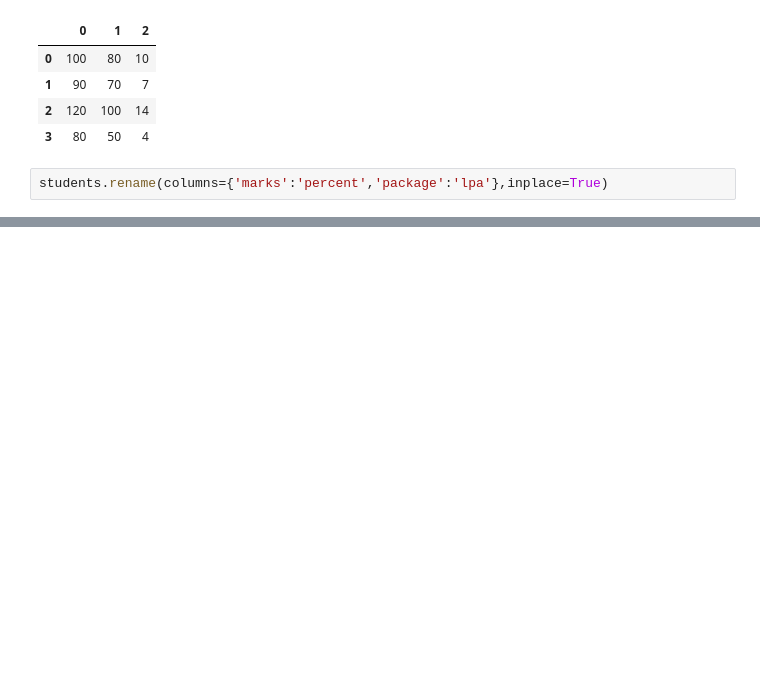
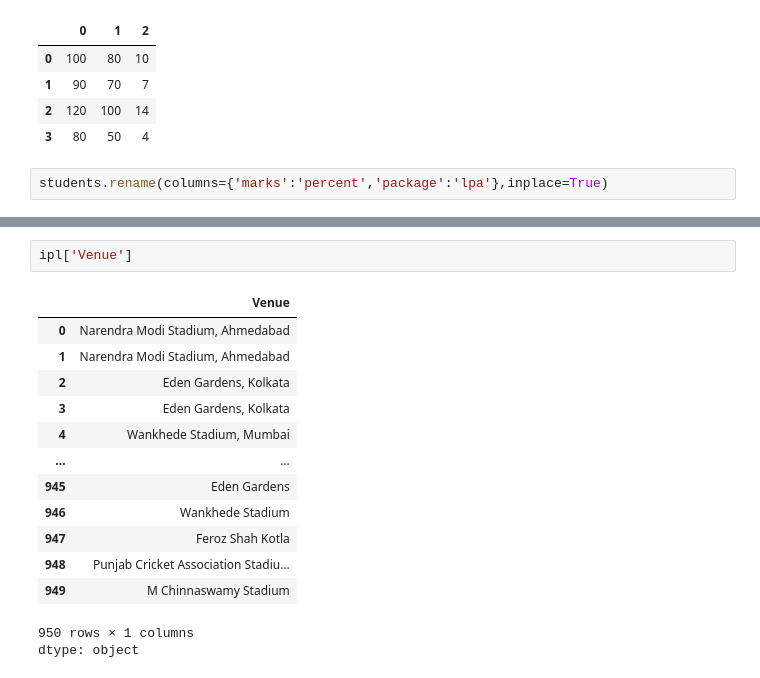
Before and after one commit to GitTanish/lvlPython, a Jupyter notebook: Pandas_2.ipynb, the cells around one changed output, grey strips where cells are left out. Drawn from its saved outputs; the diff is of its cells as text; blank space fills up the shorter version.

```diff
--- a/Pandas_2.ipynb
+++ b/Pandas_2.ipynb
@@ -273,0 +346,17 @@ students.rename(columns={'marks':'percent','package':'lpa'},inplace=True)
+# %%
+ipl['Venue']
+# %% [output]
+|  | Venue |
+| 0 | Narendra Modi Stadium, Ahmedabad |
+| 1 | Narendra Modi Stadium, Ahmedabad |
+| 2 | Eden Gardens, Kolkata |
+| 3 | Eden Gardens, Kolkata |
+| 4 | Wankhede Stadium, Mumbai |
+| ... | ... |
+| 945 | Eden Gardens |
+| 946 | Wankhede Stadium |
+| 947 | Feroz Shah Kotla |
+| 948 | Punjab Cricket Association Stadiu... |
+| 949 | M Chinnaswamy Stadium |
+950 rows × 1 columns
+dtype: object
```
Also changed, not shown: parts of 15 cells of this notebook.
